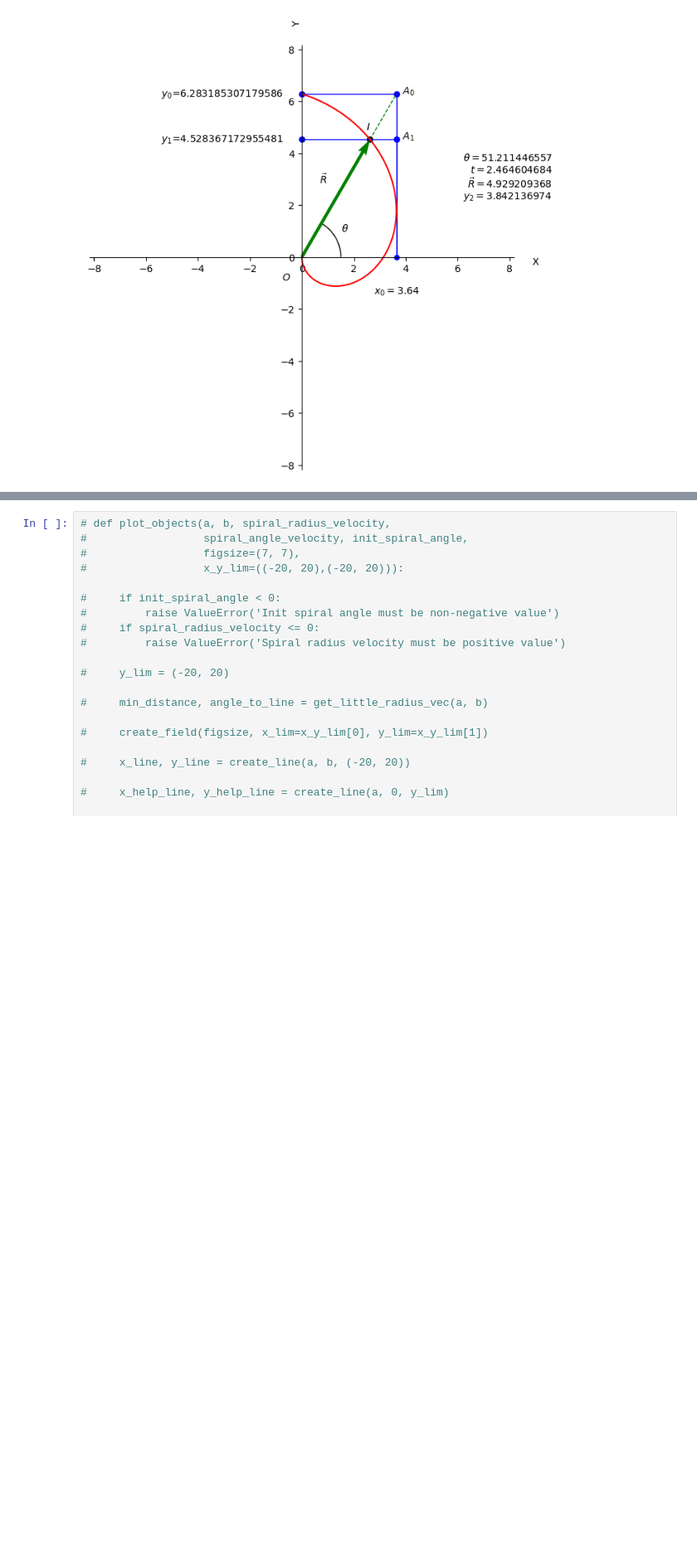
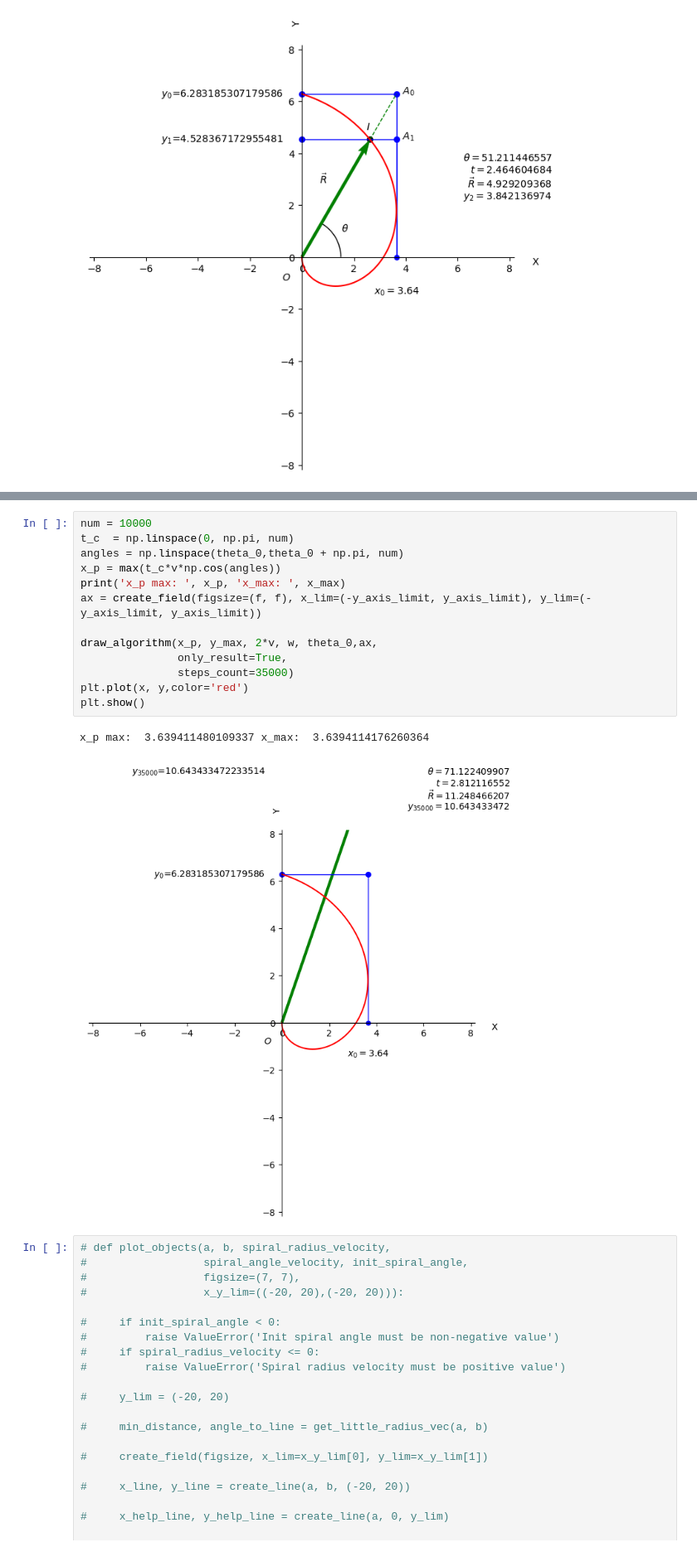
Before and after one commit to Kiril-Lazarov/Intersection-points-between-a-line-and-a-spiral, a Jupyter notebook: Intersection between a line and a spiral.ipynb, the cells around one changed output, grey strips where cells are left out. Shown at 83% size. Cells and saved outputs as stored; diff of their text form; blank space fills up the shorter version.

```diff
--- a/Intersection between a line and a spiral.ipynb
+++ b/Intersection between a line and a spiral.ipynb
@@ -495,3 +506,19 @@ plt.show()
+# %%
+num = 10000
+t_c  = np.linspace(0, np.pi, num)
+angles = np.linspace(theta_0,theta_0 + np.pi, num)
+x_p = max(t_c*v*np.cos(angles))
+print('x_p max: ', x_p, 'x_max: ', x_max)
+ax = create_field(figsize=(f, f), x_lim=(-y_axis_limit, y_axis_limit), y_lim=(-y_axis_limit, y_axis_limit))
+
+draw_algorithm(x_p, y_max, 2*v, w, theta_0,ax,
+               only_result=True,
+               steps_count=35000)
+plt.plot(x, y,color='red')
+plt.show()
+# %% [output]
+x_p max:  3.639411480109337 x_max:  3.6394114176260364
+[figure, added]
 # %%
 # def plot_objects(a, b, spiral_radius_velocity,
 #                  spiral_angle_velocity, init_spiral_angle,
```
Also changed, not shown: parts of 4 cells of this notebook.
